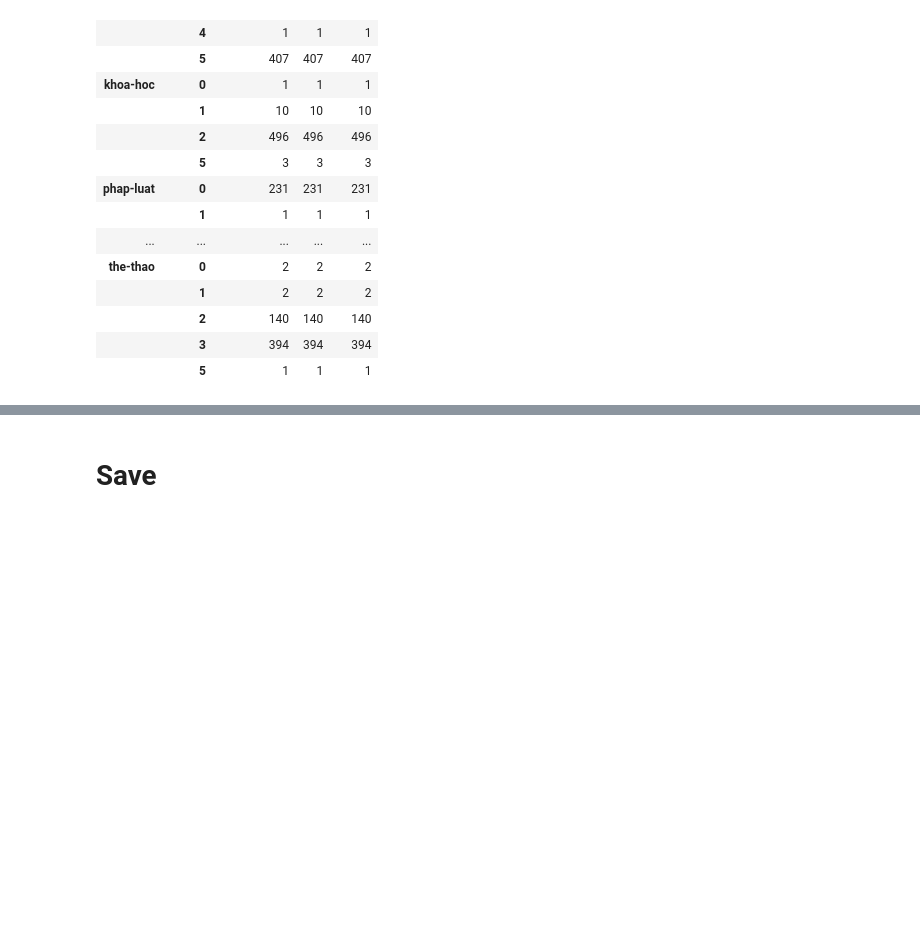
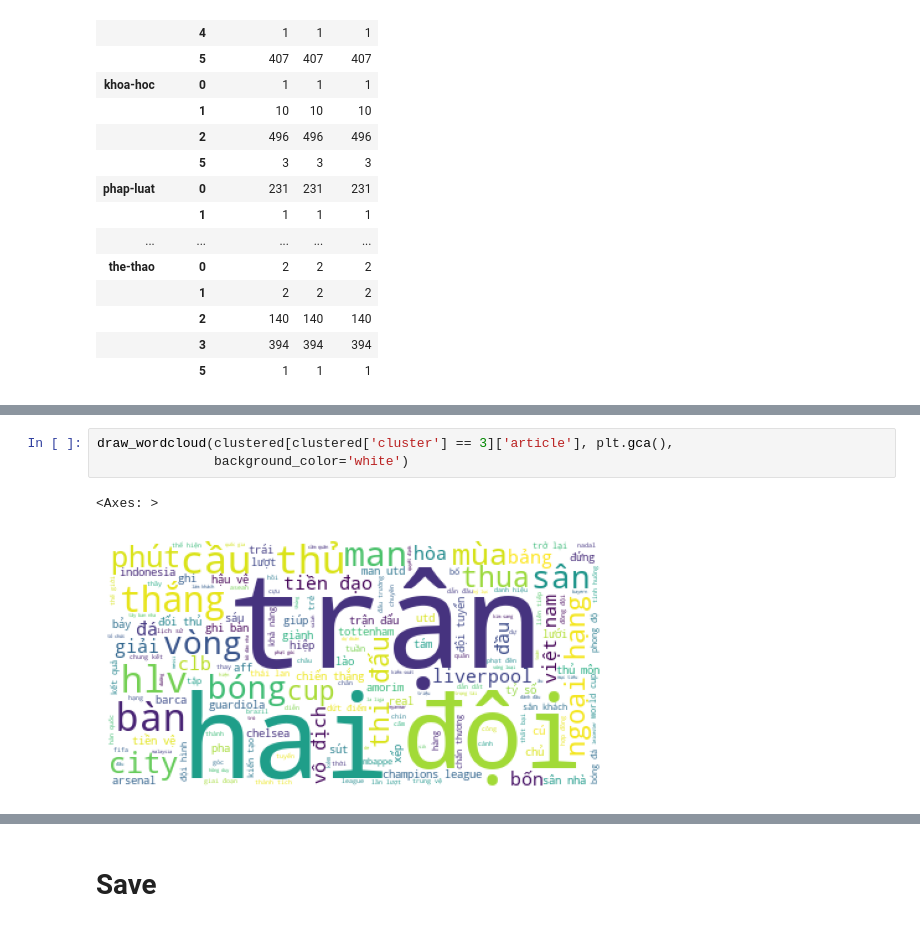
Before and after one commit to Ngoc-Cac/NLP_Final, a Jupyter notebook: Code/model_training.ipynb, the cells around one changed output, grey strips where cells are left out. Drawn from its saved outputs; the diff is of its cells as text; blank space fills up the shorter version.

```diff
--- a/Code/model_training.ipynb
+++ b/Code/model_training.ipynb
@@ -122,3 +140,9 @@ clustered.groupby(['topic', 'cluster']).count()
+# %%
+draw_wordcloud(clustered[clustered['cluster'] == 3]['article'], plt.gca(),
+               background_color='white')
+# %% [output]
+<Axes: >
+[figure, added]
 # %%
 draw_wordcloud(clustered[clustered['cluster'] == 4]['article'], plt.gca(),
                background_color='white')
```
Also changed, not shown: parts of 7 cells of this notebook, 2 other files.
